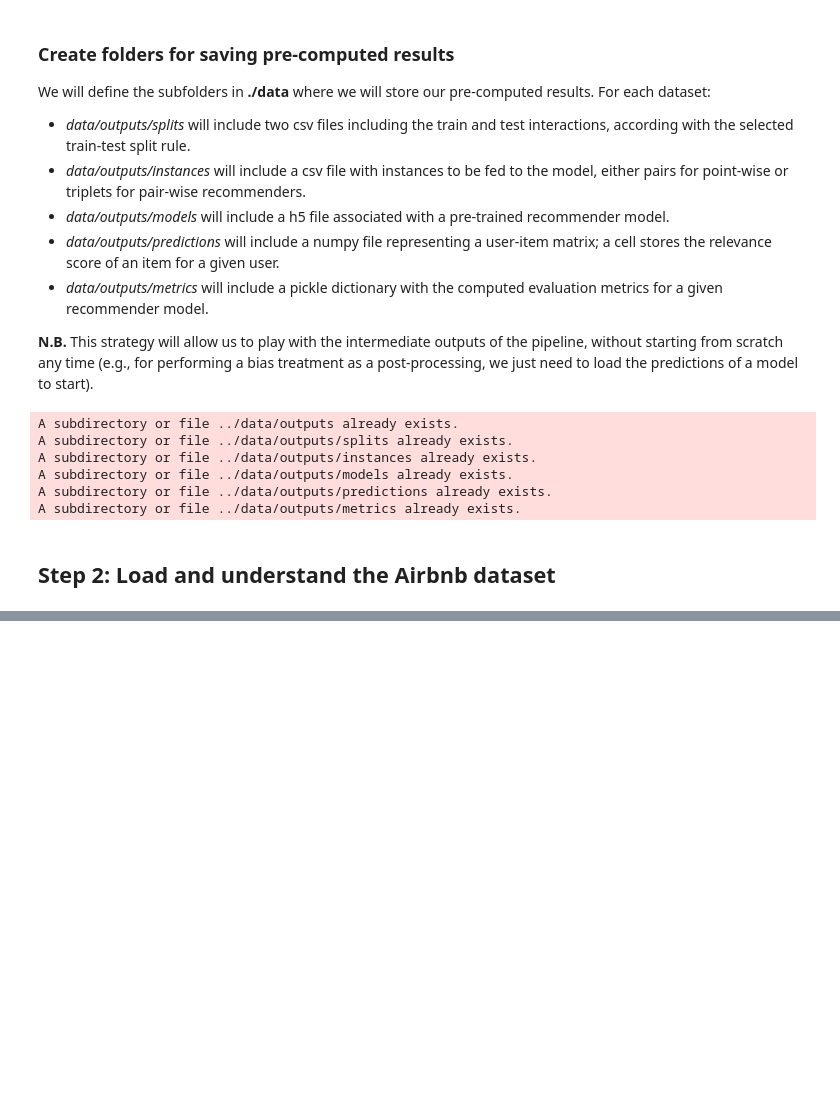
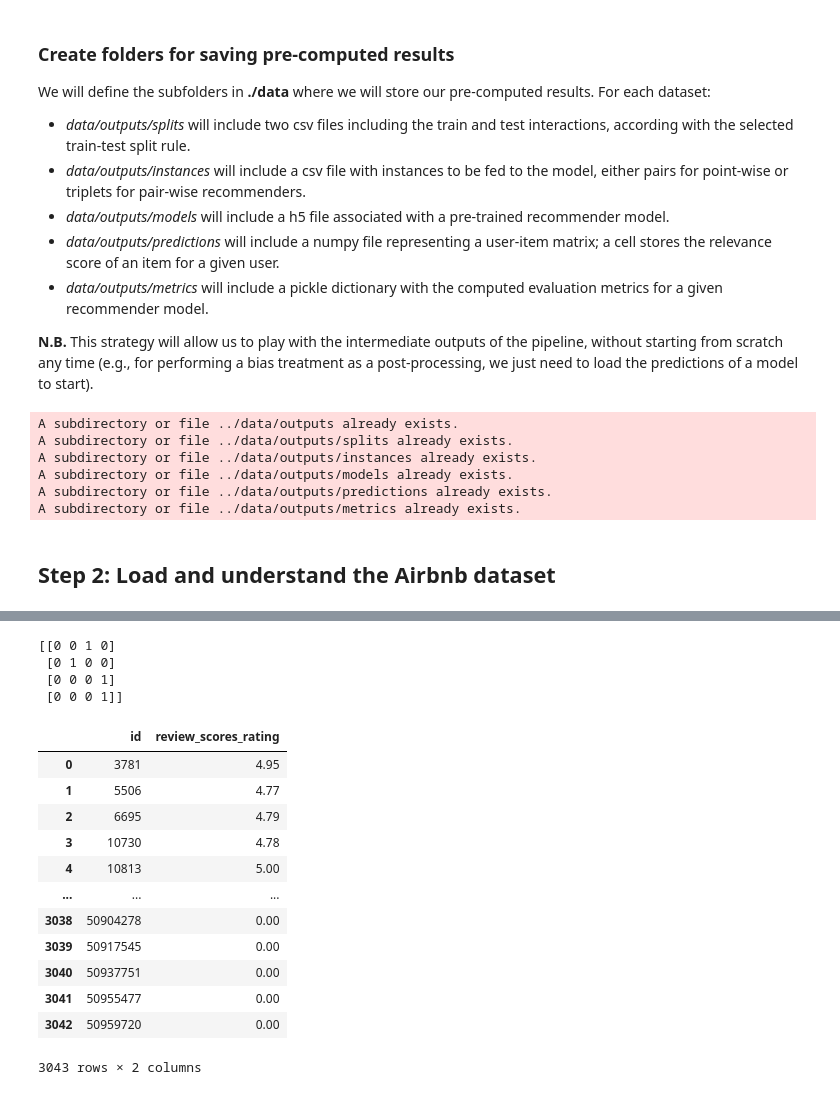
Before and after one commit to crojascampos/equity-of-attention, a Jupyter notebook: notebooks/model_setup.ipynb, the cells around one changed output, grey strips where cells are left out. Cells and saved outputs as stored; diff of their text form; code cells hidden in the pictures; blank space fills up the shorter version.

```diff
--- a/notebooks/model_setup.ipynb
+++ b/notebooks/model_setup.ipynb
@@ -115,2 +116,6 @@ dataset = 'airbnb_Boston_listings'
+# %%
+airbnb_city = "Boston"
+airbnb_dataset = 'airbnb_' + airbnb_city + '_listings'
 # %%
-data = pd.read_csv(os.path.join(data_path, 'datasets/' + dataset + '.csv'), encoding='utf8')
+data = pd.read_csv(os.path.join(data_path, 'datasets/' + airbnb_dataset + '.csv'), encoding='utf8')
+data.columns
@@ -136,0 +234,27 @@ Index(['id', 'listing_url', 'scrape_id', 'last_scraped', 'name', 'description',
+# %%
+# Test with small data
+test = np.array([4, 2, 7, 3])
+print(get_pos_map(test))
+# %% [output]
+[[0 0 1 0]
+ [0 1 0 0]
+ [0 0 0 1]
+ [0 0 0 1]]
+# %%
+# Get the singular ranking
+test_data = data[["id", "review_scores_rating"]].fillna(0)
+test_data
+# %% [output]
+|  | id | review_scores_rating |
+| 0 | 3781 | 4.95 |
+| 1 | 5506 | 4.77 |
+| 2 | 6695 | 4.79 |
+| 3 | 10730 | 4.78 |
+| 4 | 10813 | 5.00 |
+| ... | ... | ... |
+| 3038 | 50904278 | 0.00 |
+| 3039 | 50917545 | 0.00 |
+| 3040 | 50937751 | 0.00 |
+| 3041 | 50955477 | 0.00 |
+| 3042 | 50959720 | 0.00 |
+3043 rows × 2 columns
```
Also changed, not shown: parts of 11 cells of this notebook.
